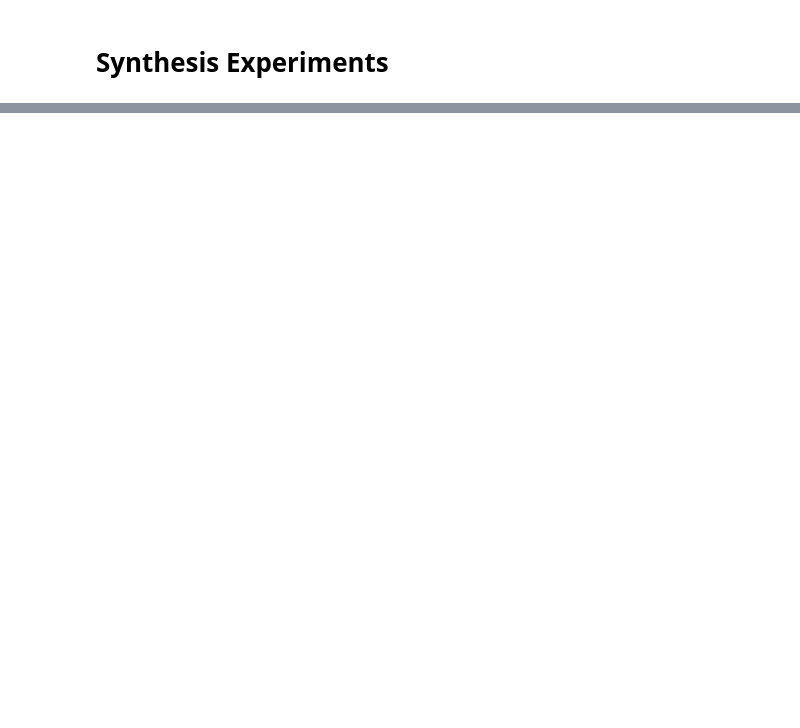
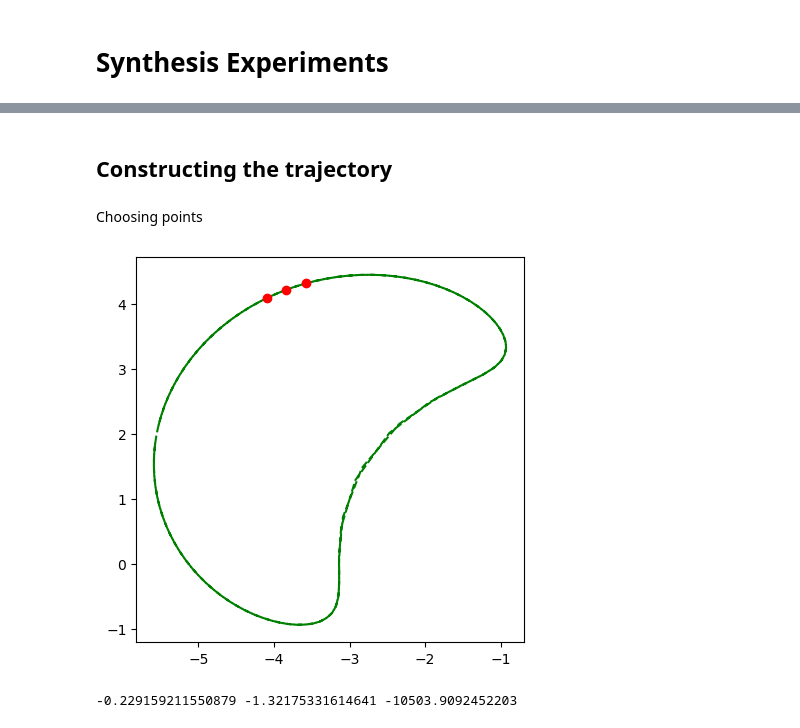
Before and after one commit to m8dotpie/mamcw.prj, a Jupyter notebook: Experiments/synthesis1.ipynb, the cells around one changed output, grey strips where cells are left out. Saved outputs shown, nothing was run; the diff lists cells and outputs as text; code cells hidden in the pictures; blank space fills up the shorter version.

```diff
--- a/Experiments/synthesis1.ipynb
+++ b/Experiments/synthesis1.ipynb
@@ -90,5 +108,6 @@ plt.close('all')
 # %%
 def get_act(p1, p2, act_len):
+    '''Get coordinates of the actuator based on two joints' positions'''
     dist = sp.sqrt((p1.x - p2.x) ** 2 + (p1.y - p2.y) ** 2)
     new_len = dist + act_len
     p12 = Point(new_len / dist * (p2 - p1) + p1)
@@ -129,22 +179,26 @@ act_len2 = 2
 # %%
-# Points
-
-rev1 = Point(center1.x + d1 * sp.cos(w1 * t + phi1), center1.y + d1 * sp.sin(w1 * t + phi1))
-rev2 = Point(center2.x + d2 * sp.cos(w1 * t + phi2), center2.y + d2 * sp.sin(w1 * t + phi2))
+# Position of revolute joints and end effectors
+rev1 = Point(center11.x + d11 * sp.cos(w1 * t + phi11), center11.y + d11 * sp.sin(w1 * t + phi11))
+rev2 = Point(center12.x + d12 * sp.cos(w1 * t + phi12), center12.y + d12 * sp.sin(w1 * t + phi12))
 ee1 = get_act(rev1, rev2, act_len1)
 
-rev3 = Point(center3.x + d3 * sp.cos(w2 * t + phi3), center3.y + d3 * sp.sin(w2 * t + phi3))
-rev4 = Point(center4.x + d4 * sp.cos(w2 * t + phi4), center4.y + d4 * sp.sin(w2 * t + phi4))
+rev3 = Point(center21.x + d21 * sp.cos(w2 * t + phi21), center21.y + d21 * sp.sin(w2 * t + phi21))
+rev4 = Point(center21.x + d22 * sp.cos(w2 * t + phi21), center22.y + d21 * sp.sin(w2 * t + phi22))
 ee2 = get_act(rev3, rev4, act_len2)
+# %%
+# Calculating angles of rods
+rod_angle1 = sp.atan2(rev2.y - rev1.y, rev2.x - rev1.x)
+rod_angle2 = sp.atan2(rev4.y - rev3.y, rev4.x - rev3.x)
 # %%
-# Precalculate all trajectories
-
+# Precalculate all trajectories via substitution
 rev1s = []
 rev2s = []
 ee1s = []
 rev3s = []
 rev4s = []
 ee2s = []
+ra1s = []
+ra2s = []
 
 for frame in ts:
     rev1s.append(rev1.subs(t, frame))
@@ -153,6 +207,8 @@ for frame in ts:
     rev3s.append(rev3.subs(t, frame))
     rev4s.append(rev4.subs(t, frame))
     ee2s.append(ee2.subs(t, frame))
+    ra1s.append(rod_angle1.subs(t, frame))
+    ra2s.append(rod_angle2.subs(t, frame))
 
 rev1s = np.array(rev1s, dtype=np.float64)
 rev2s = np.array(rev2s, dtype=np.float64)
@@ -160,6 +216,8 @@ ee1s = np.array(ee1s, dtype=np.float64)
 rev3s = np.array(rev3s, dtype=np.float64)
 rev4s = np.array(rev4s, dtype=np.float64)
 ee2s = np.array(ee2s, dtype=np.float64)
+ra1s = np.array(ra1s, dtype=np.float64)
+ra2s = np.array(ra2s, dtype=np.float64)
 # %%
 # Precisely calculate end-effector trajectory
 # For better velocity calculation
@@ -206,0 +308,31 @@ print(throw1, throw2)
+# %% [markdown]
+## Constructing the trajectory
+# %% [markdown]
+Choosing points
+# %%
+parabola_points = ee1s[38:41]
+fig, ax = plt.subplots(figsize = (5, 5))
+ax.plot(ee1s_precise[:, 0], ee1s_precise[:, 1], 'g--')
+for point in parabola_points:
+    ax.plot(point[0], point[1], 'ro')
+# %% [output]
+[figure, added]
+# %%
+p1, p2, p3 = [Point(parabola_point) for parabola_point in parabola_points]
+a = (
+    (p3.x * (p2.y - p1.y) + p2.x*(p1.y - p3.y) + p1.x*(p3.y - p2.y))
+    /
+    ((p1.x - p2.x)*(p1.x - p3.x)*(p2.x - p3.x))
+).evalf()
+b = (
+    (p1.x**2 * (p2.y - p3.y) + p3.x**2 * (p1.y - p2.y) + p2.x**2 * (p3.y - p1.y))
+    /
+    ((p1.x - p2.x)*(p1.x - p3.x)*(p2.x - p3.x))
+).evalf()
+c = (
+    (p2.x**2 * (p3.x*p1.y - p3.y*p1.x) + p2.x**2 * (p1.x**2*p3.y - p3.x**2*p1.y) + p1.x*p3.x*(p3.x-p1.x)*p2.y)
+    /
+    ((p1.x - p2.x)*(p1.x - p3.x)*(p2.x - p3.x))
+).evalf()
+# %% [output]
+-0.229159211550879 -1.32175331614641 -10503.9092452203
```
Also changed, not shown: parts of 22 cells of this notebook, 3 other files.
